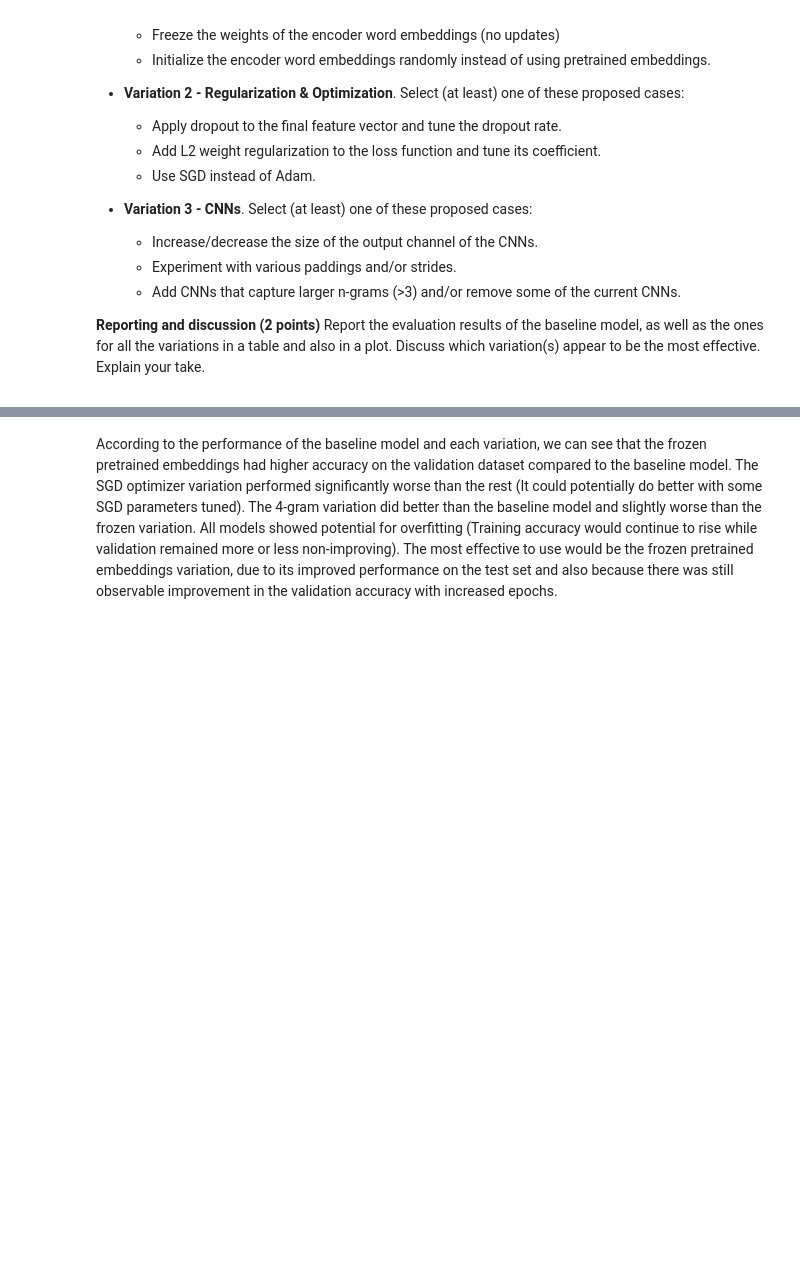
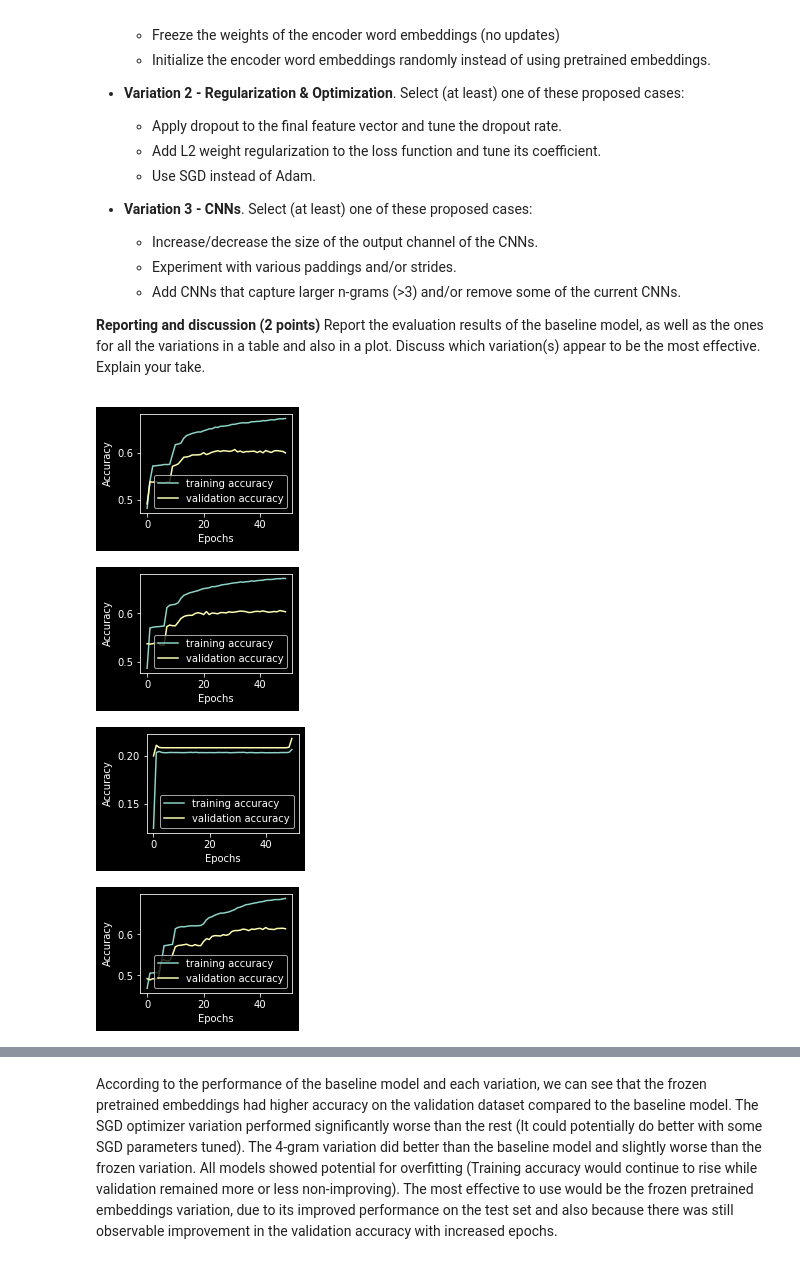
Before and after one commit to lukaskurz/nlp_deeplearning_2022, a Jupyter notebook: Assignment1_Classification.ipynb, the cells around one changed output, grey strips where cells are left out. Saved outputs shown, nothing was run; the diff lists cells and outputs as text; code cells hidden in the pictures; blank space fills up the shorter version.

```diff
--- a/Assignment1_Classification.ipynb
+++ b/Assignment1_Classification.ipynb
@@ -843,7 +847,7 @@ DICT_LEN = word_embedding.weight.shape[0]
 EMB_DIM = word_embedding.weight.shape[1]
 EMB_LAYER = word_embedding
 NUM_CLASSES = len(classes)
-DOC_LEN = 50
+DOC_LEN = 150
 LR = 0.0001
 FMAP = 16
 FOUT1 = 3*(EMB_DIM - 2)*FMAP # 14304
@@ -878,7 +882,7 @@ class ClassificationCNNModel(nn.Module):
       self.embedding.weight.requires_grad = False
 
     #Learning attributes
-    self.criterion = nn.CrossEntropyLoss()
+    self.criterion = nn.NLLLoss()
     self.train_loss = None
     self.val_loss = None
 
@@ -1002,30 +1006,35 @@ class ClassificationCNNModel(nn.Module):
 # %%
 #Train models and variations
 
 N_UPDATES = 50 #models overfit after 50 epochs
 
 model_variations = [ClassificationCNNModel(), ClassificationCNNModel(use_frozen = True), ClassificationCNNModel(use_sgd = True), ClassificationCNNModel(use_conv4 = True)]
 
 performance = []
 
 for i, model in enumerate(model_variations):
   model.to(device)
   t_acc = []
   v_acc = []
 
-  for step in range(N_UPDATES):
+  for step in tqdm(range(N_UPDATES)):
 
     t_acc.append(model.train_cnn(train_dataloader))
     v_acc.append(model.eval_cnn(validation_dataloader))
 
   performance.append(model.eval_cnn(test_dataloader))
   plt.subplot(221+i)
   plt.plot(t_acc, label = "training accuracy")
   plt.plot(v_acc, label = "validation accuracy")
   plt.xlabel("Epochs")
   plt.ylabel("Accuracy")
   plt.legend()
   plt.show()
+# %% [output]
+[figure, added]
+[figure, added]
+[figure, added]
+[figure, added]
 # %%
 print("Performance on test set")
 print("Baseline model", format(performance[0],".3f"), "\nVariation 1: frozen", format(performance[1],".3f"), "\nVariation 2: SGD", format(performance[2],".3f"), "\nVariation 3: 4-gram", format(performance[3],".3f"))
```
Also changed, not shown: parts of 10 cells of this notebook, 4 other files.
